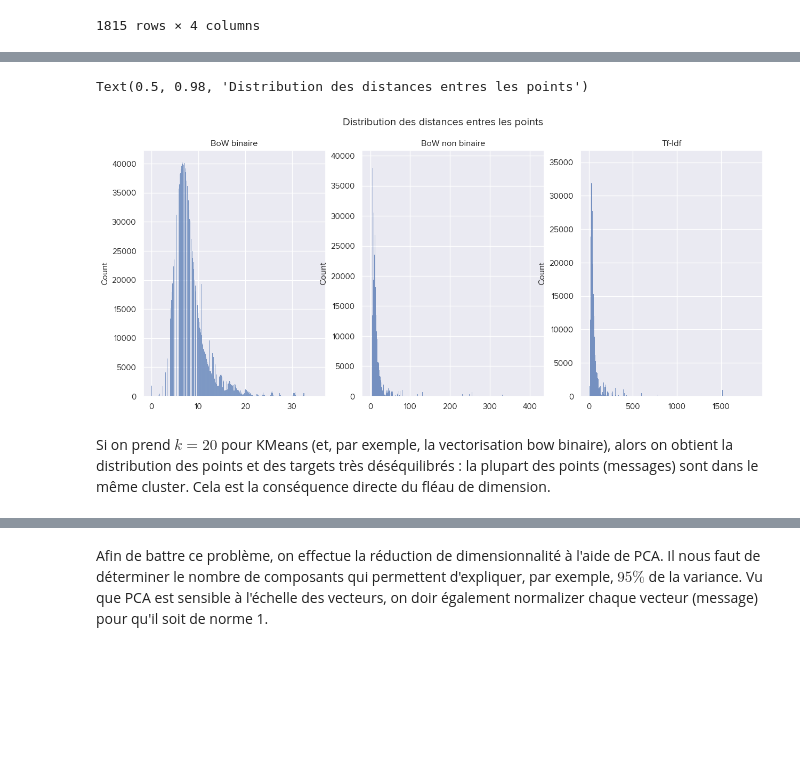
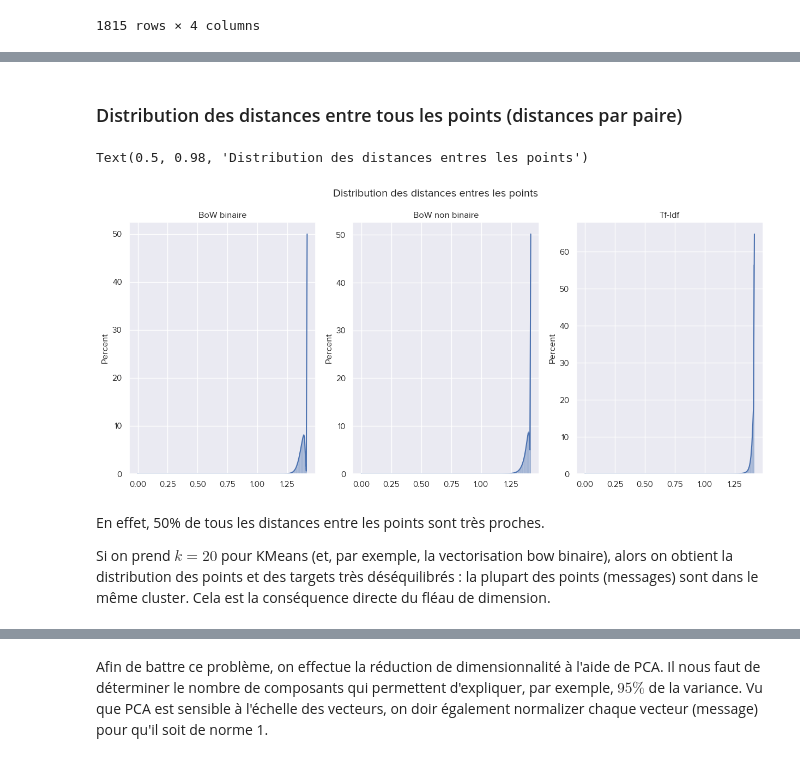
Before and after one commit to BshKatrin/SDD-miniprojet, a Jupyter notebook: miniprojet/unsupervised_no_sw.ipynb, the cells around one changed output, grey strips where cells are left out. Saved outputs shown, nothing was run; the diff lists cells and outputs as text; code cells hidden in the pictures; blank space fills up the shorter version.

```diff
--- a/miniprojet/unsupervised_no_sw.ipynb
+++ b/miniprojet/unsupervised_no_sw.ipynb
@@ -71,27 +98,30 @@ Avant de procéder à l'évaluation des clusters, il faut remarquer que la dimen
+# %% [markdown]
+### Distribution des distances entre tous les points (distances par paire)
 # %%
 fig, (ax1, ax2, ax3) = plt.subplots(1, 3, figsize=(15, 6))
 
-news_desc = get_bow_vect(news_no_stopwords, corpus, binary=True)
+news_desc = normalize(get_bow_vect(news_no_stopwords, corpus, binary=True))
 distances = pairwise_distances(news_desc).flatten()
-sns.histplot(distances, ax=ax1)
+sns.histplot(distances, ax=ax1, bins=200, kde=True, stat="percent")
 ax1.set_title("BoW binaire")
 
-
-news_desc = get_bow_vect(news_no_stopwords, corpus, binary=False)
+news_desc = normalize(get_bow_vect(news_no_stopwords, corpus, binary=False))
 distances = pairwise_distances(news_desc).flatten()
-sns.histplot(distances, ax=ax2)
+sns.histplot(distances, ax=ax2, bins=200, kde=True, stat="percent")
 ax2.set_title("BoW non binaire")
 
-news_desc = get_tfidf_vect(news_no_stopwords, corpus)
+news_desc = normalize(get_tfidf_vect(news_no_stopwords, corpus))
 distances = pairwise_distances(news_desc).flatten()
-sns.histplot(distances, ax=ax3)
+sns.histplot(distances, ax=ax3, bins=200, kde=True, stat="percent")
 ax3.set_title("Tf-Idf")
 
 fig.suptitle("Distribution des distances entres les points")
 # %% [output]
 Text(0.5, 0.98, 'Distribution des distances entres les points')
-[figure, old version]
+[figure, new version]
 # %% [markdown]
+En effet, 50% de tous les distances entre les points sont très proches.
+
 Si on prend $k=20$ pour KMeans (et, par exemple, la vectorisation bow binaire), alors on obtient la distribution des points et des targets très déséquilibrés : la plupart des points (messages) sont dans le même cluster. Cela est la conséquence directe du fléau de dimension.
 # %%
 news_desc = get_bow_vect(news_no_stopwords, corpus, binary=True).toarray()
```
Also changed, not shown: parts of 14 cells of this notebook, 3 other files.
